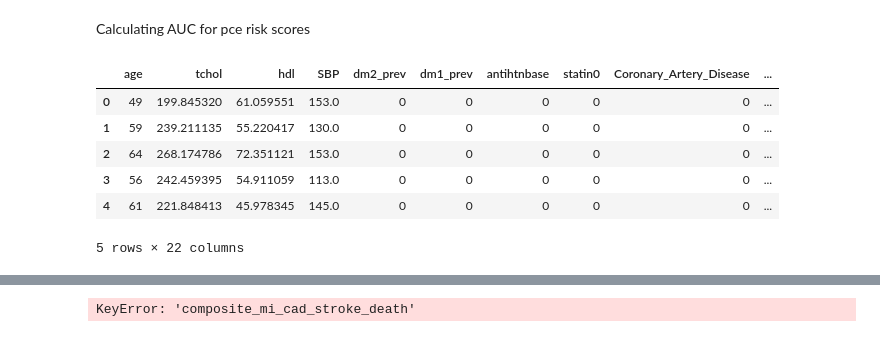
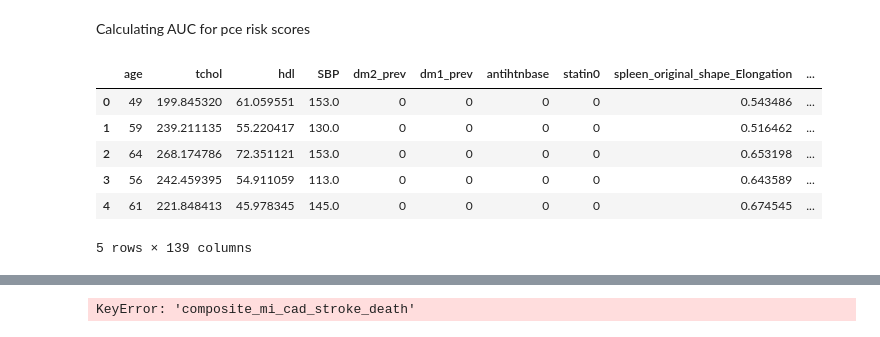
Before and after one commit to mkamineni/spleenCADimaging, a Jupyter notebook: predictCAD/data_exp_predict_CAD.ipynb, the cells around one changed output, grey strips where cells are left out. Saved outputs shown, nothing was run; the diff lists cells and outputs as text; code cells hidden in the pictures.

```diff
--- a/predictCAD/data_exp_predict_CAD.ipynb
+++ b/predictCAD/data_exp_predict_CAD.ipynb
@@ -222,14 +222,15 @@ rad_feats.shape
 # %% [markdown]
 Calculating AUC for pce risk scores
 # %%
-df = pd.read_csv('cohorts/CADcohort_all.csv')
-outcomes = ['composite_mi_cad_stroke_death', 'Coronary_Artery_Disease', 'Coronary_Artery_Disease_INTERMEDIATE', 'Coronary_Artery_Disease_HARD', 'Coronary_Artery_Disease_SOFT']
+df = pd.read_csv('cohorts/CADcohort_all_rad.csv')
+outcomes = ['Coronary_Artery_Disease', 'Coronary_Artery_Disease_HARD', 'Coronary_Artery_Disease_INTERMEDIATE', 'Coronary_Artery_Disease_SOFT', 'composite_mi_cad_stroke']
+outcomes = ['Prevalent_'+outcome for outcome in outcomes]
 df.head()
 # %% [output]
-|  | age | tchol | hdl | SBP | dm2_prev | dm1_prev | antihtnbase | statin0 | Coronary_Artery_Disease | ... |
-| 0 | 49 | 199.845320 | 61.059551 | 153.0 | 0 | 0 | 0 | 0 | 0 | ... |
-| 1 | 59 | 239.211135 | 55.220417 | 130.0 | 0 | 0 | 0 | 0 | 0 | ... |
-| 2 | 64 | 268.174786 | 72.351121 | 153.0 | 0 | 0 | 0 | 0 | 0 | ... |
-| 3 | 56 | 242.459395 | 54.911059 | 113.0 | 0 | 0 | 0 | 0 | 0 | ... |
-| 4 | 61 | 221.848413 | 45.978345 | 145.0 | 0 | 0 | 0 | 0 | 0 | ... |
+|  | age | tchol | hdl | SBP | dm2_prev | dm1_prev | antihtnbase | statin0 | spleen_original_shape_Elongation | ... |
+| 0 | 49 | 199.845320 | 61.059551 | 153.0 | 0 | 0 | 0 | 0 | 0.543486 | ... |
+| 1 | 59 | 239.211135 | 55.220417 | 130.0 | 0 | 0 | 0 | 0 | 0.516462 | ... |
+| 2 | 64 | 268.174786 | 72.351121 | 153.0 | 0 | 0 | 0 | 0 | 0.653198 | ... |
+| 3 | 56 | 242.459395 | 54.911059 | 113.0 | 0 | 0 | 0 | 0 | 0.643589 | ... |
+| 4 | 61 | 221.848413 | 45.978345 | 145.0 | 0 | 0 | 0 | 0 | 0.674545 | ... |
-5 rows × 22 columns
+5 rows × 139 columns
```
Also changed, not shown: parts of 1 cell of this notebook, 34 other files.
